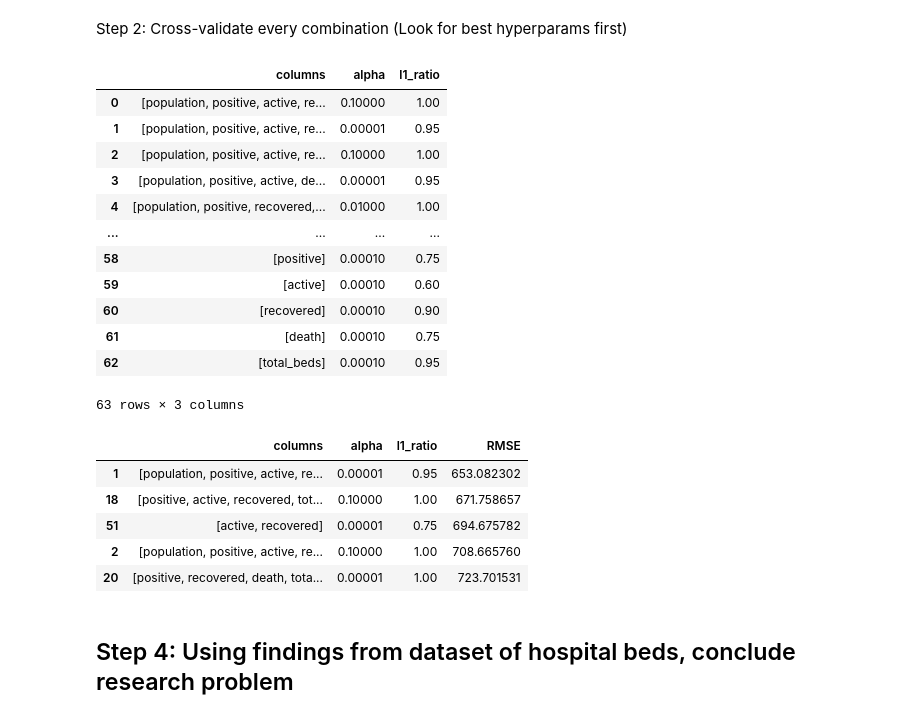
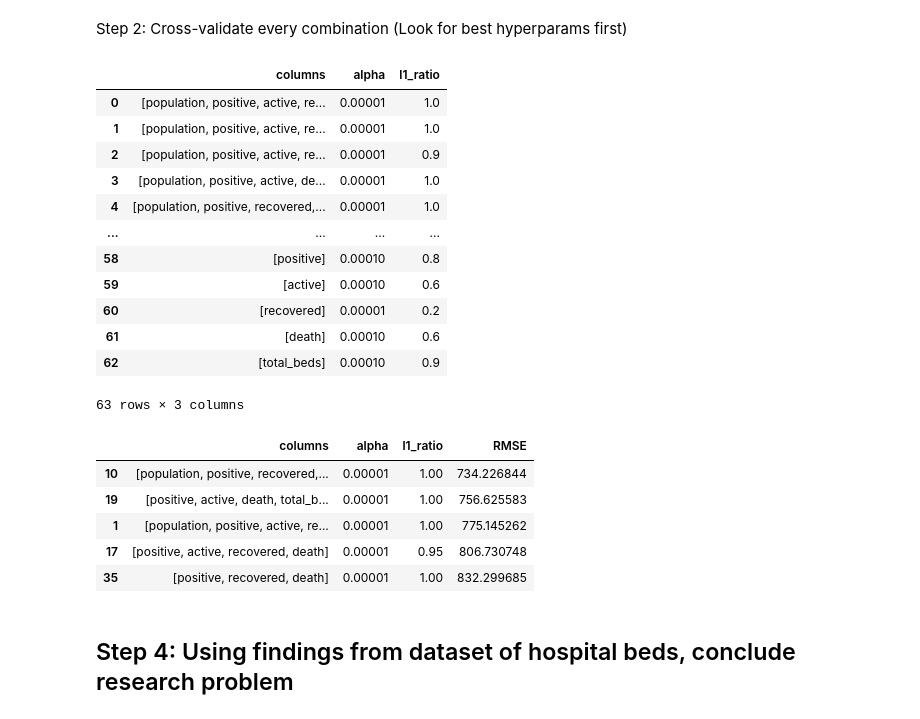
Before and after one commit to neilmizzi/COVID19, a Jupyter notebook: main.ipynb, the cells around one changed output. Drawn from its saved outputs; the diff is of its cells as text; code cells hidden in the pictures.

```diff
--- a/main.ipynb
+++ b/main.ipynb
@@ -411,7 +413,7 @@ model_df.head()
 Get all combinations of independent params
 # %%
 import itertools
-split = 0.15
+split = 0.2
 
 independent_cols = [x for x in list(model_df.columns) if not(x in ['hospitalizedCurrently', 'inIcuCurrently', 'onVentilatorCurrently', 'date'])]
 
@@ -529,42 +536,42 @@ cross_val_results = pd.DataFrame(cross_val_results)
 cross_val_results
 # %% [output]
 |  | columns | alpha | l1_ratio |
-| 0 | [population, positive, active, re... | 0.10000 | 1.00 |
-| 1 | [population, positive, active, re... | 0.00001 | 0.95 |
-| 2 | [population, positive, active, re... | 0.10000 | 1.00 |
-| 3 | [population, positive, active, de... | 0.00001 | 0.95 |
-| 4 | [population, positive, recovered,... | 0.01000 | 1.00 |
+| 0 | [population, positive, active, re... | 0.00001 | 1.0 |
+| 1 | [population, positive, active, re... | 0.00001 | 1.0 |
+| 2 | [population, positive, active, re... | 0.00001 | 0.9 |
+| 3 | [population, positive, active, de... | 0.00001 | 1.0 |
+| 4 | [population, positive, recovered,... | 0.00001 | 1.0 |
 | ... | ... | ... | ... |
-| 58 | [positive] | 0.00010 | 0.75 |
-| 59 | [active] | 0.00010 | 0.60 |
-| 60 | [recovered] | 0.00010 | 0.90 |
-| 61 | [death] | 0.00010 | 0.75 |
-| 62 | [total_beds] | 0.00010 | 0.95 |
+| 58 | [positive] | 0.00010 | 0.8 |
+| 59 | [active] | 0.00010 | 0.6 |
+| 60 | [recovered] | 0.00001 | 0.2 |
+| 61 | [death] | 0.00010 | 0.6 |
+| 62 | [total_beds] | 0.00010 | 0.9 |
 63 rows × 3 columns
 # %%
 rmse_list = []
 for i, row in cross_val_results.iterrows():
     alpha = cross_val_results.at[i, 'alpha']
     l1 = cross_val_results.at[i, 'l1_ratio']
 
     X = model_df[cross_val_results.at[i, 'columns']]
     y = model_df['hospitalizedCurrently']
 
     X_train, X_test, y_train, y_test = train_test_split(X, y, test_size=split)
-    elastic = ElasticNet(normalize=True, alpha=alpha, l1_ratio=l1, max_iter=10000)
+    elastic = ElasticNet(normalize=True, alpha=alpha, l1_ratio=l1, max_iter=1000000)
     elastic.fit(X_train,y_train)
     rmse=(np.sqrt(mean_squared_error(y_true=y_test,y_pred=elastic.predict(X_test))))
     rmse_list.append(rmse)
 
 cross_val_results['RMSE'] = rmse_list
 
 cross_val_results.sort_values(by='RMSE', ascending=True).head()
 # %% [output]
 |  | columns | alpha | l1_ratio | RMSE |
-| 1 | [population, positive, active, re... | 0.00001 | 0.95 | 653.082302 |
-| 18 | [positive, active, recovered, tot... | 0.10000 | 1.00 | 671.758657 |
-| 51 | [active, recovered] | 0.00001 | 0.75 | 694.675782 |
-| 2 | [population, positive, active, re... | 0.10000 | 1.00 | 708.665760 |
-| 20 | [positive, recovered, death, tota... | 0.00001 | 1.00 | 723.701531 |
+| 10 | [population, positive, recovered,... | 0.00001 | 1.00 | 734.226844 |
+| 19 | [positive, active, death, total_b... | 0.00001 | 1.00 | 756.625583 |
+| 1 | [population, positive, active, re... | 0.00001 | 1.00 | 775.145262 |
+| 17 | [positive, active, recovered, death] | 0.00001 | 0.95 | 806.730748 |
+| 35 | [positive, recovered, death] | 0.00001 | 1.00 | 832.299685 |
 # %% [markdown]
 ## Step 4: Using findings from dataset of hospital beds, conclude research problem
```
Also changed, not shown: parts of 3 cells of this notebook.
